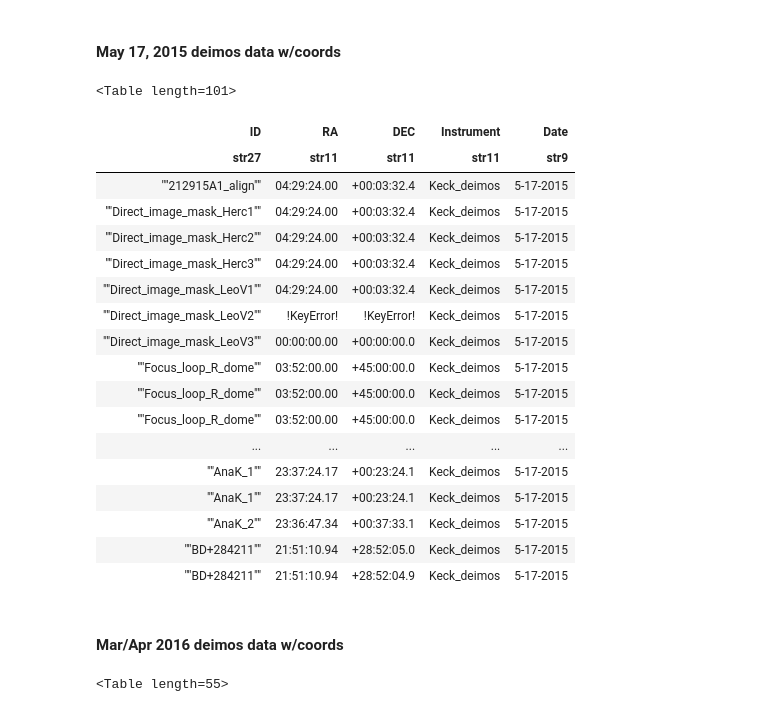
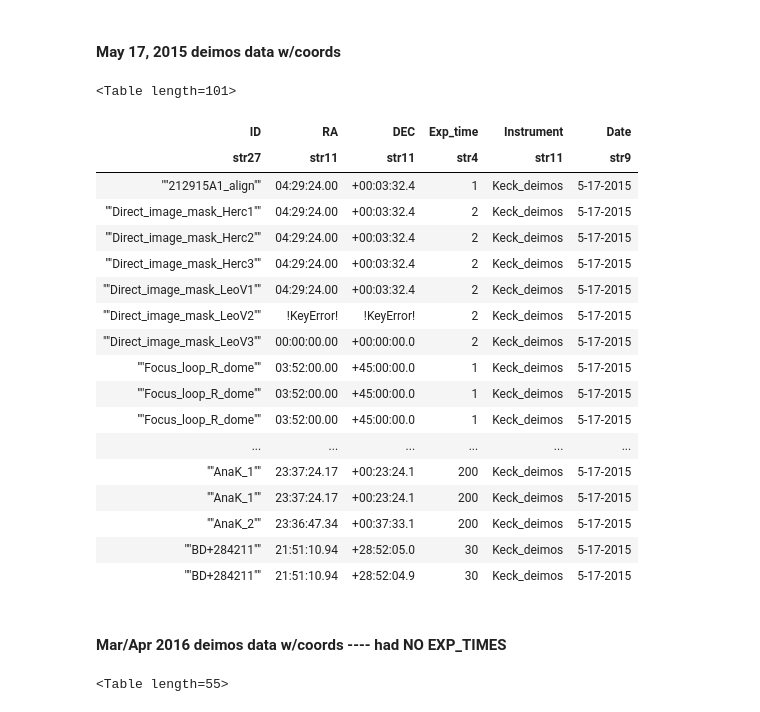
Before and after one commit to deerow22/SAGA_spreadsheet, a Jupyter notebook: SAGA_spreadsheet_FINAL.ipynb, the cells around one changed output. Cells and saved outputs as stored; diff of their text form; code cells hidden in the pictures.

```diff
--- a/SAGA_spreadsheet_FINAL.ipynb
+++ b/SAGA_spreadsheet_FINAL.ipynb
@@ -331,42 +333,42 @@ sept14_deimos_table
 # %%
 #using above fcn to open & split datafile
 may_values = list(generate_values_for_filename('May2015_deimos_MYCOPY.csv'))
 
 #naming arrays for columns I'll need
 obj_may=np.array(may_values[18::17]) #numbers mean start there then repeat every 17th item creating column structure
 ra_may=np.array(may_values[22::17])
 dec_may=np.array(may_values[23::17])
-#exp_time_may=np.array(may_values[:]) #figure out column/rows valueslike above
+exp_time_may=np.array(may_values[30::17]) #figure out column/rows valueslike above
 
-
+#print (exp_time_may)
 #making arrays into a table
-may15_deimos_table = Table([obj_may, ra_may, dec_may], names=('ID','RA','DEC'))
+may15_deimos_table = Table([obj_may, ra_may, dec_may, exp_time_may], names=('ID','RA','DEC','Exp_time'))
 may15_deimos_table['Instrument'] ='Keck_deimos'
 may15_deimos_table['Date'] ='5-17-2015'
 
 may15_deimos_table
 # %% [output]
 <Table length=101>
-| ID | RA | DEC | Instrument | Date |
-| str27 | str11 | str11 | str11 | str9 |
-| ""212915A1_align"" | 04:29:24.00 | +00:03:32.4 | Keck_deimos | 5-17-2015 |
-| ""Direct_image_mask_Herc1"" | 04:29:24.00 | +00:03:32.4 | Keck_deimos | 5-17-2015 |
-| ""Direct_image_mask_Herc2"" | 04:29:24.00 | +00:03:32.4 | Keck_deimos | 5-17-2015 |
-| ""Direct_image_mask_Herc3"" | 04:29:24.00 | +00:03:32.4 | Keck_deimos | 5-17-2015 |
-| ""Direct_image_mask_LeoV1"" | 04:29:24.00 | +00:03:32.4 | Keck_deimos | 5-17-2015 |
-| ""Direct_image_mask_LeoV2"" | !KeyError! | !KeyError! | Keck_deimos | 5-17-2015 |
-| ""Direct_image_mask_LeoV3"" | 00:00:00.00 | +00:00:00.0 | Keck_deimos | 5-17-2015 |
-| ""Focus_loop_R_dome"" | 03:52:00.00 | +45:00:00.0 | Keck_deimos | 5-17-2015 |
-| ""Focus_loop_R_dome"" | 03:52:00.00 | +45:00:00.0 | Keck_deimos | 5-17-2015 |
-| ""Focus_loop_R_dome"" | 03:52:00.00 | +45:00:00.0 | Keck_deimos | 5-17-2015 |
-| ... | ... | ... | ... | ... |
-| ""AnaK_1"" | 23:37:24.17 | +00:23:24.1 | Keck_deimos | 5-17-2015 |
-| ""AnaK_1"" | 23:37:24.17 | +00:23:24.1 | Keck_deimos | 5-17-2015 |
-| ""AnaK_2"" | 23:36:47.34 | +00:37:33.1 | Keck_deimos | 5-17-2015 |
-| ""BD+284211"" | 21:51:10.94 | +28:52:05.0 | Keck_deimos | 5-17-2015 |
-| ""BD+284211"" | 21:51:10.94 | +28:52:04.9 | Keck_deimos | 5-17-2015 |
+| ID | RA | DEC | Exp_time | Instrument | Date |
+| str27 | str11 | str11 | str4 | str11 | str9 |
+| ""212915A1_align"" | 04:29:24.00 | +00:03:32.4 | 1 | Keck_deimos | 5-17-2015 |
+| ""Direct_image_mask_Herc1"" | 04:29:24.00 | +00:03:32.4 | 2 | Keck_deimos | 5-17-2015 |
+| ""Direct_image_mask_Herc2"" | 04:29:24.00 | +00:03:32.4 | 2 | Keck_deimos | 5-17-2015 |
+| ""Direct_image_mask_Herc3"" | 04:29:24.00 | +00:03:32.4 | 2 | Keck_deimos | 5-17-2015 |
+| ""Direct_image_mask_LeoV1"" | 04:29:24.00 | +00:03:32.4 | 2 | Keck_deimos | 5-17-2015 |
+| ""Direct_image_mask_LeoV2"" | !KeyError! | !KeyError! | 2 | Keck_deimos | 5-17-2015 |
+| ""Direct_image_mask_LeoV3"" | 00:00:00.00 | +00:00:00.0 | 2 | Keck_deimos | 5-17-2015 |
+| ""Focus_loop_R_dome"" | 03:52:00.00 | +45:00:00.0 | 1 | Keck_deimos | 5-17-2015 |
+| ""Focus_loop_R_dome"" | 03:52:00.00 | +45:00:00.0 | 1 | Keck_deimos | 5-17-2015 |
+| ""Focus_loop_R_dome"" | 03:52:00.00 | +45:00:00.0 | 1 | Keck_deimos | 5-17-2015 |
+| ... | ... | ... | ... | ... | ... |
+| ""AnaK_1"" | 23:37:24.17 | +00:23:24.1 | 200 | Keck_deimos | 5-17-2015 |
+| ""AnaK_1"" | 23:37:24.17 | +00:23:24.1 | 200 | Keck_deimos | 5-17-2015 |
+| ""AnaK_2"" | 23:36:47.34 | +00:37:33.1 | 200 | Keck_deimos | 5-17-2015 |
+| ""BD+284211"" | 21:51:10.94 | +28:52:05.0 | 30 | Keck_deimos | 5-17-2015 |
+| ""BD+284211"" | 21:51:10.94 | +28:52:04.9 | 30 | Keck_deimos | 5-17-2015 |
 # %% [markdown]
-#### Mar/Apr 2016 deimos data w/coords
+#### Mar/Apr 2016 deimos data w/coords ---- had NO EXP_TIMES
 # %%
 #faster to just edit the data file into a txt and get rid of "good", "twilight", "nothing", etc comments
 marapr16_data = ascii.read('MarApr2016_deimos.txt')
```
Also changed, not shown: parts of 67 cells of this notebook.
